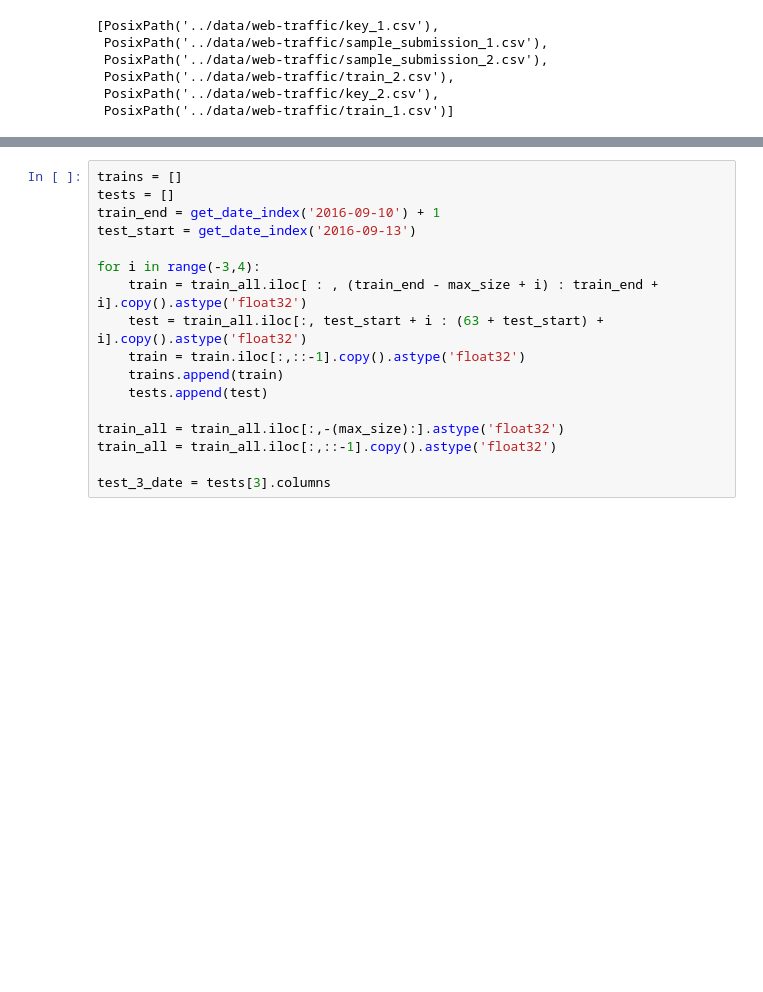
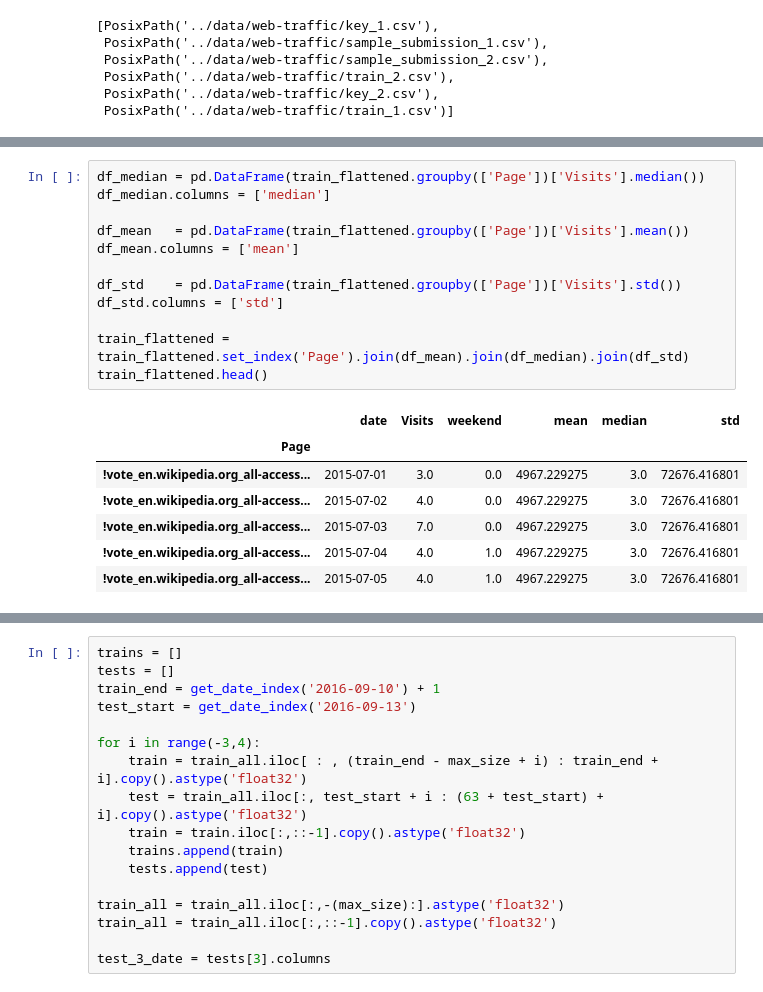
Before and after one commit to lalit527/web_analysis, a Jupyter notebook: simple_model-Copy1.ipynb, the cells around one changed output, grey strips where cells are left out. Drawn from its saved outputs; the diff is of its cells as text; blank space fills up the shorter version.

```diff
--- a/simple_model-Copy1.ipynb
+++ b/simple_model-Copy1.ipynb
@@ -64,0 +106,20 @@ offset = 1/2
+# %%
+df_median = pd.DataFrame(train_flattened.groupby(['Page'])['Visits'].median())
+df_median.columns = ['median']
+
+df_mean   = pd.DataFrame(train_flattened.groupby(['Page'])['Visits'].mean())
+df_mean.columns = ['mean']
+
+df_std    = pd.DataFrame(train_flattened.groupby(['Page'])['Visits'].std())
+df_std.columns = ['std']
+
+train_flattened = train_flattened.set_index('Page').join(df_mean).join(df_median).join(df_std)
+train_flattened.head()
+# %% [output]
+|  | date | Visits | weekend | mean | median | std |
+| Page |  |  |  |  |  |  |
+| !vote_en.wikipedia.org_all-access... | 2015-07-01 | 3.0 | 0.0 | 4967.229275 | 3.0 | 72676.416801 |
+| !vote_en.wikipedia.org_all-access... | 2015-07-02 | 4.0 | 0.0 | 4967.229275 | 3.0 | 72676.416801 |
+| !vote_en.wikipedia.org_all-access... | 2015-07-03 | 7.0 | 0.0 | 4967.229275 | 3.0 | 72676.416801 |
+| !vote_en.wikipedia.org_all-access... | 2015-07-04 | 4.0 | 1.0 | 4967.229275 | 3.0 | 72676.416801 |
+| !vote_en.wikipedia.org_all-access... | 2015-07-05 | 4.0 | 1.0 | 4967.229275 | 3.0 | 72676.416801 |
```
Also changed, not shown: parts of 18 cells of this notebook, 1 other file.
